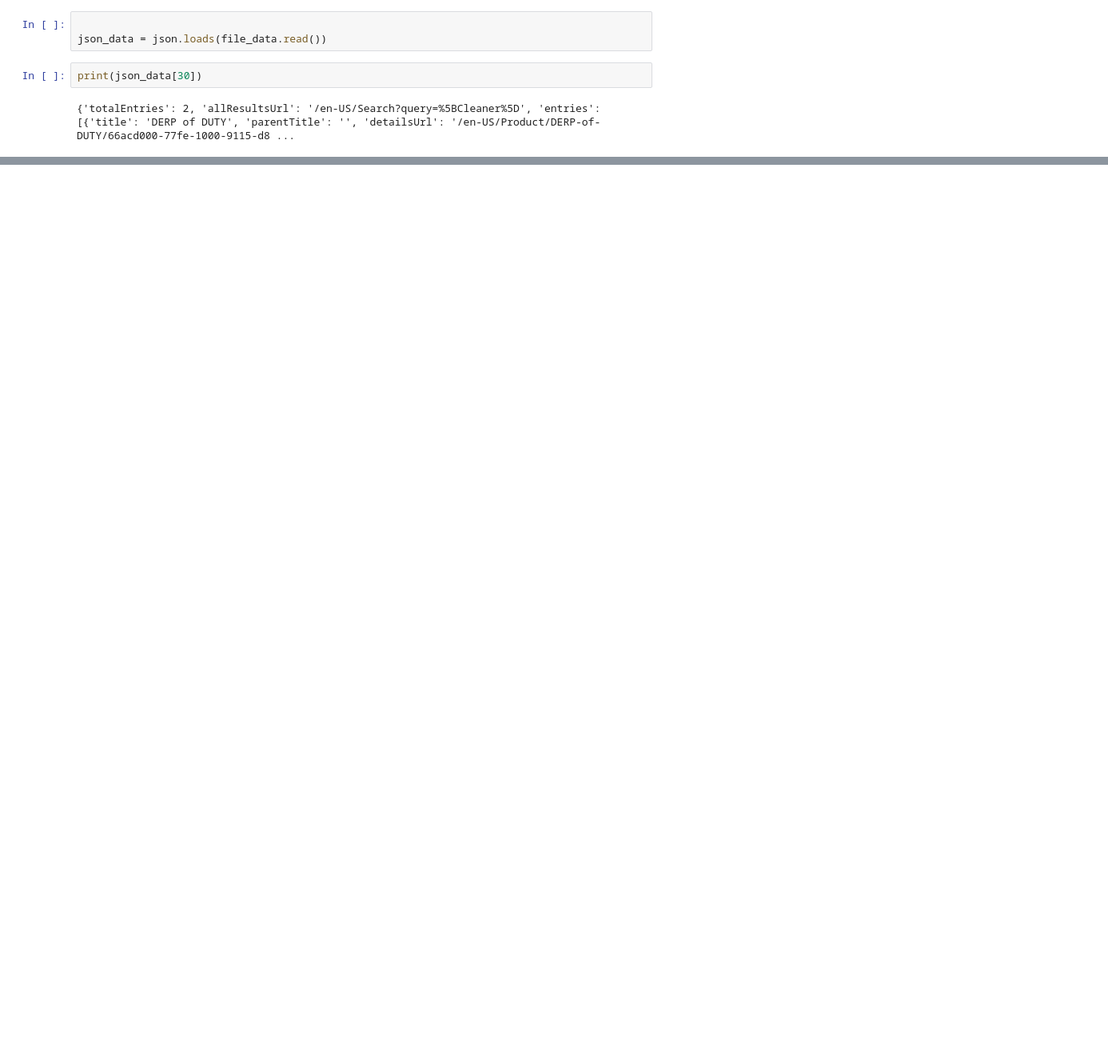
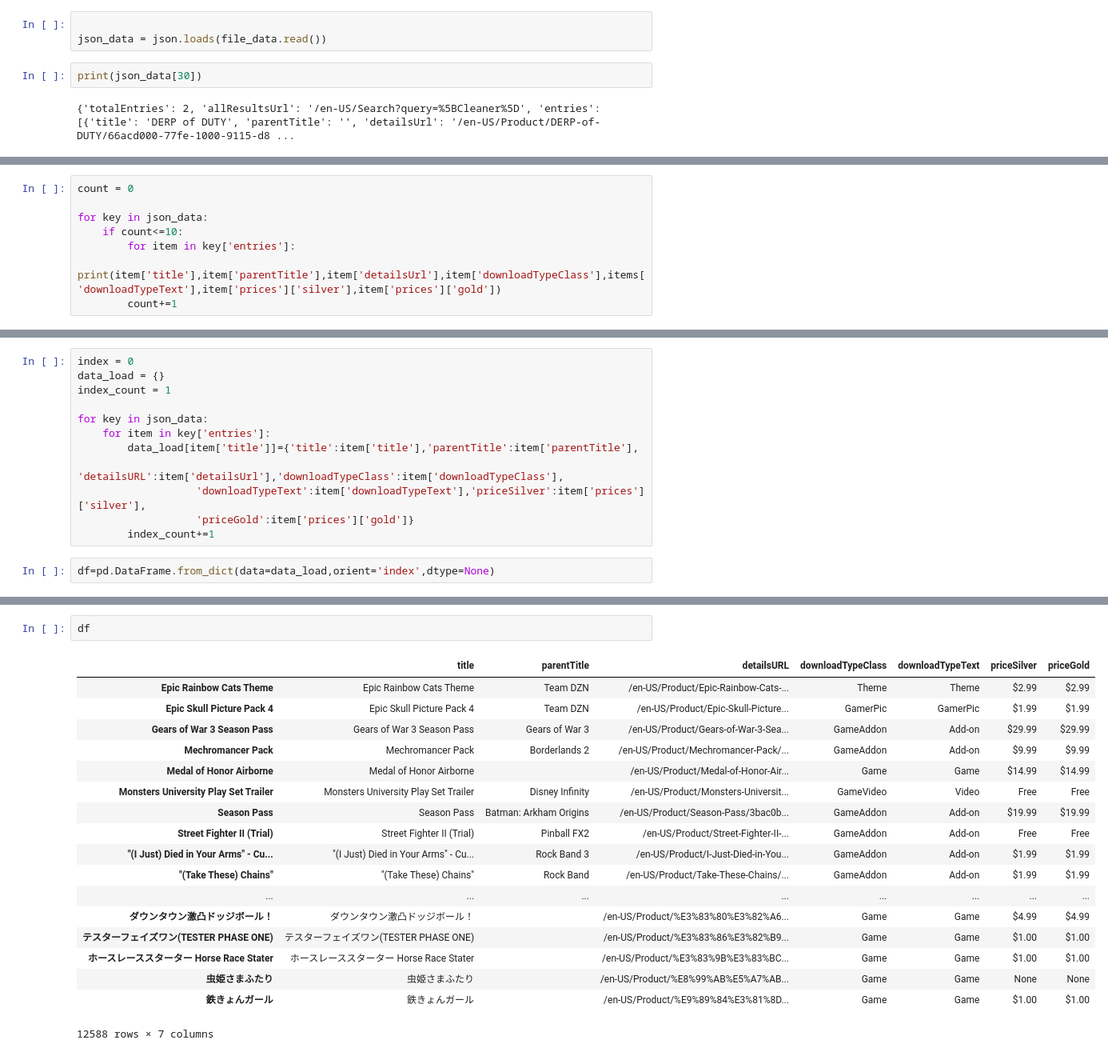
Before and after one commit to michaelgreis/GameInfo, a Jupyter notebook: DataIngestion/analysis/Microsoft-InitialDataQualityCheck.ipynb, the cells around one changed output, grey strips where cells are left out. Shown at 80% size. Saved outputs shown, nothing was run; the diff lists cells and outputs as text; blank space fills up the shorter version.

Commit message:
Analysis of Microsoft
Python Notebook on microsoft data.

```diff
--- a/DataIngestion/analysis/Microsoft-InitialDataQualityCheck.ipynb
+++ b/DataIngestion/analysis/Microsoft-InitialDataQualityCheck.ipynb
@@ -14,0 +30,8 @@ print(json_data[30])
+# %%
+count = 0
+
+for key in json_data:
+    if count<=10:
+        for item in key['entries']:
+            print(item['title'],item['parentTitle'],item['detailsUrl'],item['downloadTypeClass'],items['downloadTypeText'],item['prices']['silver'],item['prices']['gold'])
+        count+=1
@@ -14,0 +40,14 @@ print(json_data[30])
+# %%
+index = 0
+data_load = {}
+index_count = 1
+
+for key in json_data:
+    for item in key['entries']:
+        data_load[item['title']]={'title':item['title'],'parentTitle':item['parentTitle'],
+                   'detailsURL':item['detailsUrl'],'downloadTypeClass':item['downloadTypeClass'],
+                   'downloadTypeText':item['downloadTypeText'],'priceSilver':item['prices']['silver'],
+                   'priceGold':item['prices']['gold']}
+        index_count+=1
+# %%
+df=pd.DataFrame.from_dict(data=data_load,orient='index',dtype=None)
@@ -14,0 +74,21 @@ print(json_data[30])
+# %%
+df
+# %% [output]
+|  | title | parentTitle | detailsURL | downloadTypeClass | downloadTypeText | priceSilver | priceGold |
+| Epic Rainbow Cats Theme | Epic Rainbow Cats Theme | Team DZN | /en-US/Product/Epic-Rainbow-Cats-... | Theme | Theme | $2.99 | $2.99 |
+| Epic Skull Picture Pack 4 | Epic Skull Picture Pack 4 | Team DZN | /en-US/Product/Epic-Skull-Picture... | GamerPic | GamerPic | $1.99 | $1.99 |
+| Gears of War 3 Season Pass | Gears of War 3 Season Pass | Gears of War 3 | /en-US/Product/Gears-of-War-3-Sea... | GameAddon | Add-on | $29.99 | $29.99 |
+| Mechromancer Pack | Mechromancer Pack | Borderlands 2 | /en-US/Product/Mechromancer-Pack/... | GameAddon | Add-on | $9.99 | $9.99 |
+| Medal of Honor Airborne | Medal of Honor Airborne |  | /en-US/Product/Medal-of-Honor-Air... | Game | Game | $14.99 | $14.99 |
+| Monsters University Play Set Trailer | Monsters University Play Set Trailer | Disney Infinity | /en-US/Product/Monsters-Universit... | GameVideo | Video | Free | Free |
+| Season Pass | Season Pass | Batman: Arkham Origins | /en-US/Product/Season-Pass/3bac0b... | GameAddon | Add-on | $19.99 | $19.99 |
+| Street Fighter II (Trial) | Street Fighter II (Trial) | Pinball FX2 | /en-US/Product/Street-Fighter-II-... | GameAddon | Add-on | Free | Free |
+| "(I Just) Died in Your Arms" - Cu... | "(I Just) Died in Your Arms" - Cu... | Rock Band 3 | /en-US/Product/I-Just-Died-in-You... | GameAddon | Add-on | $1.99 | $1.99 |
+| "(Take These) Chains" | "(Take These) Chains" | Rock Band | /en-US/Product/Take-These-Chains/... | GameAddon | Add-on | $1.99 | $1.99 |
+| ... | ... | ... | ... | ... | ... | ... | ... |
+| ダウンタウン激凸ドッジボール！ | ダウンタウン激凸ドッジボール！ |  | /en-US/Product/%E3%83%80%E3%82%A6... | Game | Game | $4.99 | $4.99 |
+| テスターフェイズワン(TESTER PHASE ONE) | テスターフェイズワン(TESTER PHASE ONE) |  | /en-US/Product/%E3%83%86%E3%82%B9... | Game | Game | $1.00 | $1.00 |
+| ホースレーススターター Horse Race Stater | ホースレーススターター Horse Race Stater |  | /en-US/Product/%E3%83%9B%E3%83%BC... | Game | Game | $1.00 | $1.00 |
+| 虫姫さまふたり | 虫姫さまふたり |  | /en-US/Product/%E8%99%AB%E5%A7%AB... | Game | Game | None | None |
+| 鉄きょんガール | 鉄きょんガール |  | /en-US/Product/%E9%89%84%E3%81%8D... | Game | Game | $1.00 | $1.00 |
+12588 rows × 7 columns
```
Also changed, not shown: parts of 20 cells of this notebook.
